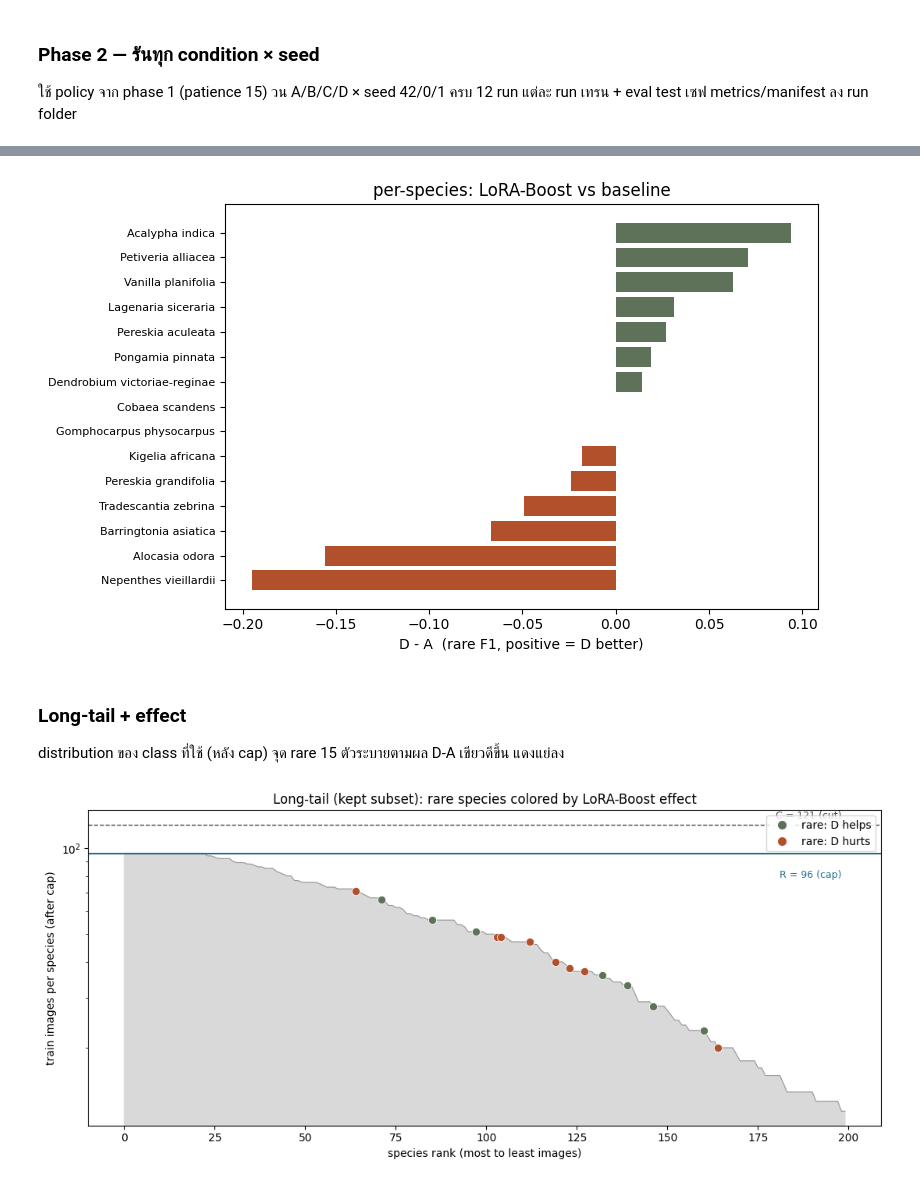
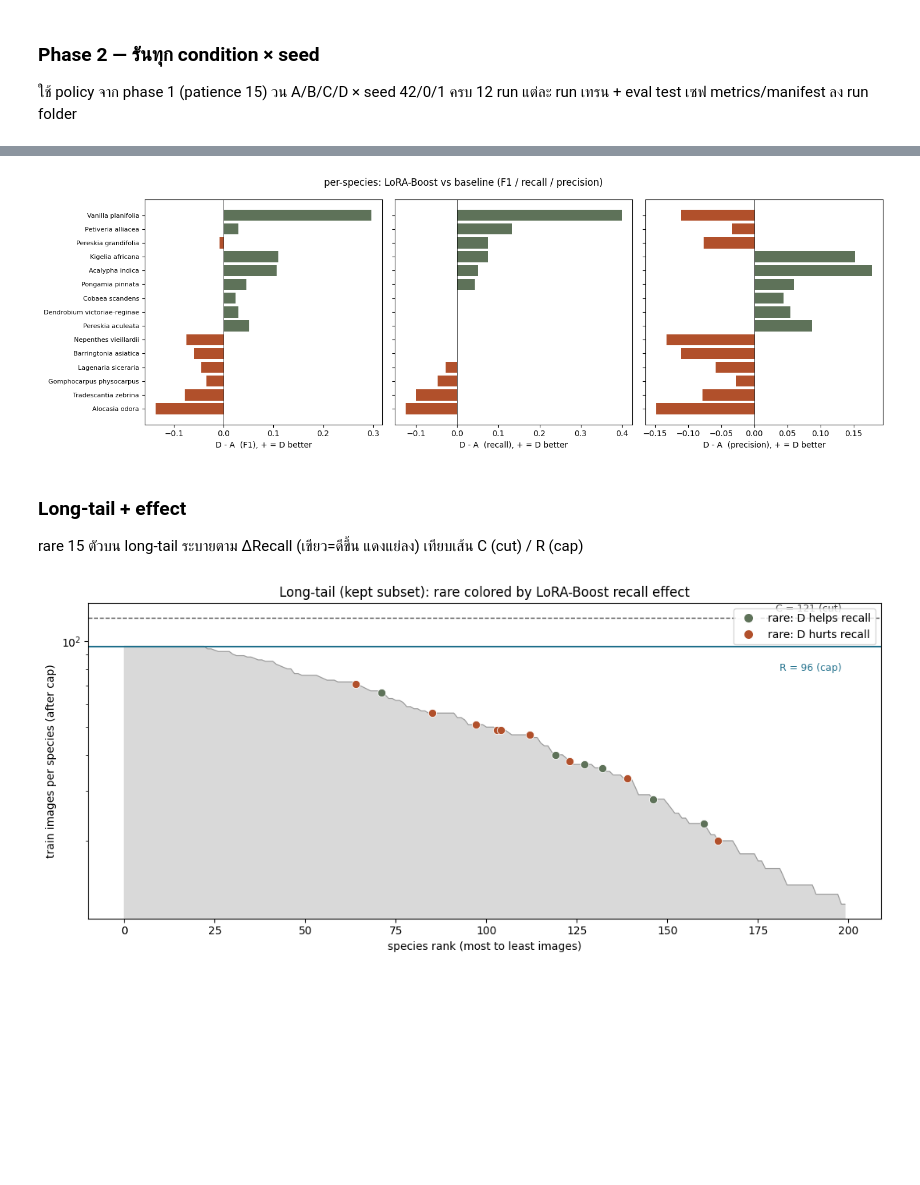
Before and after one commit to WinChawin/lora-boost, a Jupyter notebook: notebooks/06_experiment.ipynb, the cells around one changed output, grey strips where cells are left out. Cells and saved outputs as stored; diff of their text form; code cells hidden in the pictures; blank space fills up the shorter version.

```diff
--- a/notebooks/06_experiment.ipynb
+++ b/notebooks/06_experiment.ipynb
@@ -641,8 +716,11 @@ rows = [json.load(open(run_dir/'seeds'/f's{s}'/f'metrics_{c}.json'))
 res = pd.DataFrame(rows)
 
 agg = res.groupby('cond').agg(
-    rare_mean=('test_rare_f1', 'mean'), rare_std=('test_rare_f1', 'std'),
+    rare_mean=('test_rare_f1', 'mean'),       rare_std=('test_rare_f1', 'std'),
+    rec_mean=('test_rare_recall', 'mean'),    rec_std=('test_rare_recall', 'std'),
+    prec_mean=('test_rare_precision', 'mean'),
     overall_mean=('test_overall_f1', 'mean'), overall_std=('test_overall_f1', 'std'),
+    acc_mean=('test_overall_acc', 'mean'),
 ).round(4)
 print(agg.to_string())
 # %% [output]
@@ -705,20 +796,21 @@ import matplotlib.pyplot as plt
 (run_dir/'figs').mkdir(exist_ok=True)
 conds = config['conditions']
 x = range(len(conds))
+colors = ['#888', '#5e7259', '#9a7a35', '#b1502b']
 
-fig, axes = plt.subplots(1, 2, figsize=(11, 4))
-for ax, col, title in [(axes[0], 'rare', 'rare-15 macro F1'),
-                       (axes[1], 'overall', 'overall macro F1')]:
+panels = [('rare', 'rare-15 macro F1'), ('overall', 'overall macro F1'),
+          ('rec', 'rare-15 recall'), ('prec', 'rare-15 precision')]
+fig, axes = plt.subplots(2, 2, figsize=(11, 8))
+for ax, (col, title) in zip(axes.ravel(), panels):
     means = [agg.loc[c, f'{col}_mean'] for c in conds]
-    stds = [agg.loc[c, f'{col}_std'] for c in conds]
-    bars = ax.bar(x, means, yerr=stds, capsize=5,
-                  color=['#888', '#5e7259', '#9a7a35', '#b1502b'])
+    stds = [agg.loc[c, f'{col}_std'] if f'{col}_std' in agg.columns else 0 for c in conds]
+    ax.bar(x, means, yerr=stds, capsize=5, color=colors)
     ax.set_xticks(x); ax.set_xticklabels(conds)
-    ax.set_title(title); ax.set_ylabel('test macro F1')
-    ax.set_ylim(min(means) - 0.05, max(means) + max(stds) + 0.02)
+    ax.set_title(title); ax.set_ylabel('test')
+    hi = max(m + s for m, s in zip(means, stds)) + 0.02
+    ax.set_ylim(min(means) - 0.05, hi)
     for i, m in enumerate(means):
-        ax.text(i, m + stds[i] + 0.003, f'{m:.3f}', ha='center', fontsize=9)
-
+        ax.text(i, m + (stds[i] or 0) + 0.003, f'{m:.3f}', ha='center', fontsize=9)
 plt.tight_layout()
 plt.savefig(run_dir/'figs'/'f1_by_condition.png', dpi=120)
 plt.show()
@@ -781,18 +881,21 @@ Dendrobium victoriae-reginae 0.871 0.886  0.014        0.689              ok
 # %%
-t = tbl.sort_values('D-A')
-fig, ax = plt.subplots(figsize=(8, 5))
-clr = ['#b1502b' if v < 0 else '#5e7259' for v in t['D-A']]
-ax.barh(range(len(t)), t['D-A'], color=clr)
-ax.set_yticks(range(len(t))); ax.set_yticklabels(t['name'], fontsize=8)
-ax.set_xlabel('D - A  (rare F1, positive = D better)')
-ax.set_title('per-species: LoRA-Boost vs baseline')
+t = tbl.sort_values('dRec')
+fig, axes = plt.subplots(1, 3, figsize=(15, 5), sharey=True)
+for ax, col, lab in [(axes[0], 'dF1', 'D - A  (F1)'),
+                     (axes[1], 'dRec', 'D - A  (recall)'),
+                     (axes[2], 'dPrec', 'D - A  (precision)')]:
+    clr = ['#b1502b' if v < 0 else '#5e7259' for v in t[col]]
+    ax.barh(range(len(t)), t[col], color=clr)
+    ax.set_xlabel(f'{lab}, + = D better'); ax.axvline(0, color='k', lw=0.6)
+axes[0].set_yticks(range(len(t))); axes[0].set_yticklabels(t['name'], fontsize=8)
+fig.suptitle('per-species: LoRA-Boost vs baseline (F1 / recall / precision)')
 plt.tight_layout(); plt.savefig(run_dir/'figs'/'per_species_DvsA.png', dpi=120); plt.show()
 # %% [output]
-[figure, old version]
+[figure, new version]
 # %% [markdown]
 ### Long-tail + effect
 
-distribution ของ class ที่ใช้ (หลัง cap) จุด rare 15 ตัวระบายตามผล D-A เขียวดีขึ้น แดงแย่ลง
+rare 15 ตัวบน long-tail ระบายตาม ΔRecall (เขียว=ดีขึ้น แดงแย่ลง) เทียบเส้น C (cut) / R (cap)
 # %%
 import matplotlib.pyplot as plt
 from matplotlib.lines import Line2D
@@ -801,7 +904,7 @@ cnt = (sub[sub.split == 'train'].groupby('species_id').size()
        .sort_values(ascending=False).reset_index())
 cnt.columns = ['species_id', 'n']
 cnt['rank'] = range(len(cnt))
-da = dict(zip(tbl.species_id, tbl['D-A']))
+da = dict(zip(tbl.species_id, tbl['dRec']))     # ระบายสีตาม delta recall (primary)
 
 fig, ax = plt.subplots(figsize=(11, 5))
 ax.fill_between(cnt['rank'], cnt['n'], color='0.85')
@@ -820,14 +923,14 @@ ax.text(len(cnt) * 0.99, R * 0.82, f'R = {R:.0f} (cap)', ha='right', fontsize=9,
 ax.set_yscale('log')
 ax.set_xlabel('species rank (most to least images)')
 ax.set_ylabel('train images per species (after cap)')
-ax.set_title('Long-tail (kept subset): rare species colored by LoRA-Boost effect')
+ax.set_title('Long-tail (kept subset): rare colored by LoRA-Boost recall effect')
 ax.legend(handles=[
-    Line2D([0],[0], marker='o', color='w', markerfacecolor='#5e7259', markersize=9, label='rare: D helps'),
-    Line2D([0],[0], marker='o', color='w', markerfacecolor='#b1502b', markersize=9, label='rare: D hurts')],
+    Line2D([0], [0], marker='o', color='w', markerfacecolor='#5e7259', markersize=9, label='rare: D helps recall'),
+    Line2D([0], [0], marker='o', color='w', markerfacecolor='#b1502b', markersize=9, label='rare: D hurts recall')],
     loc='upper right')
 
 plt.tight_layout()
 plt.savefig(run_dir/'figs'/'longtail_rare_effect.png', dpi=120)
 plt.show()
 # %% [output]
-[figure, old version]
+[figure, new version]
```
Also changed, not shown: parts of 24 cells of this notebook, 51 other files.
